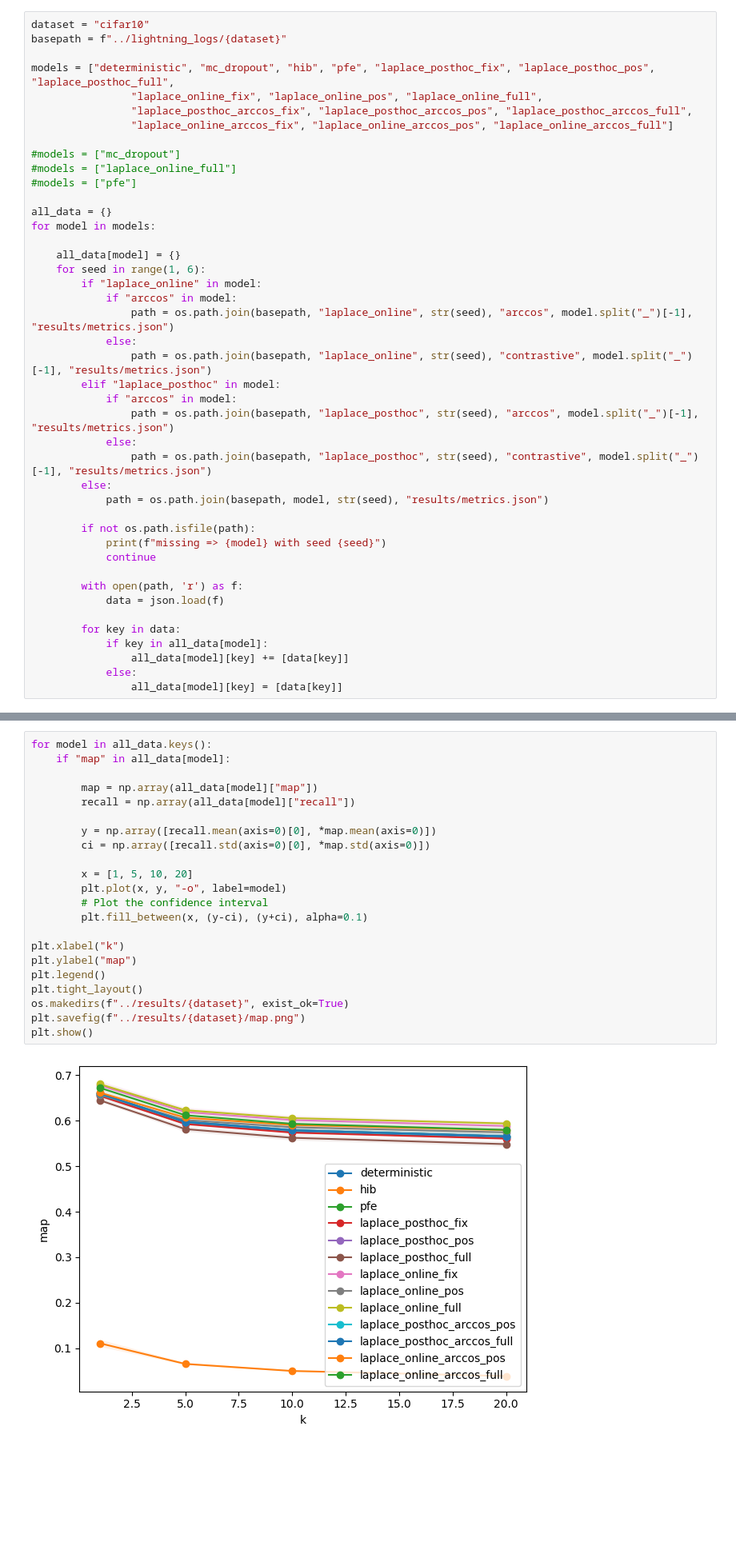
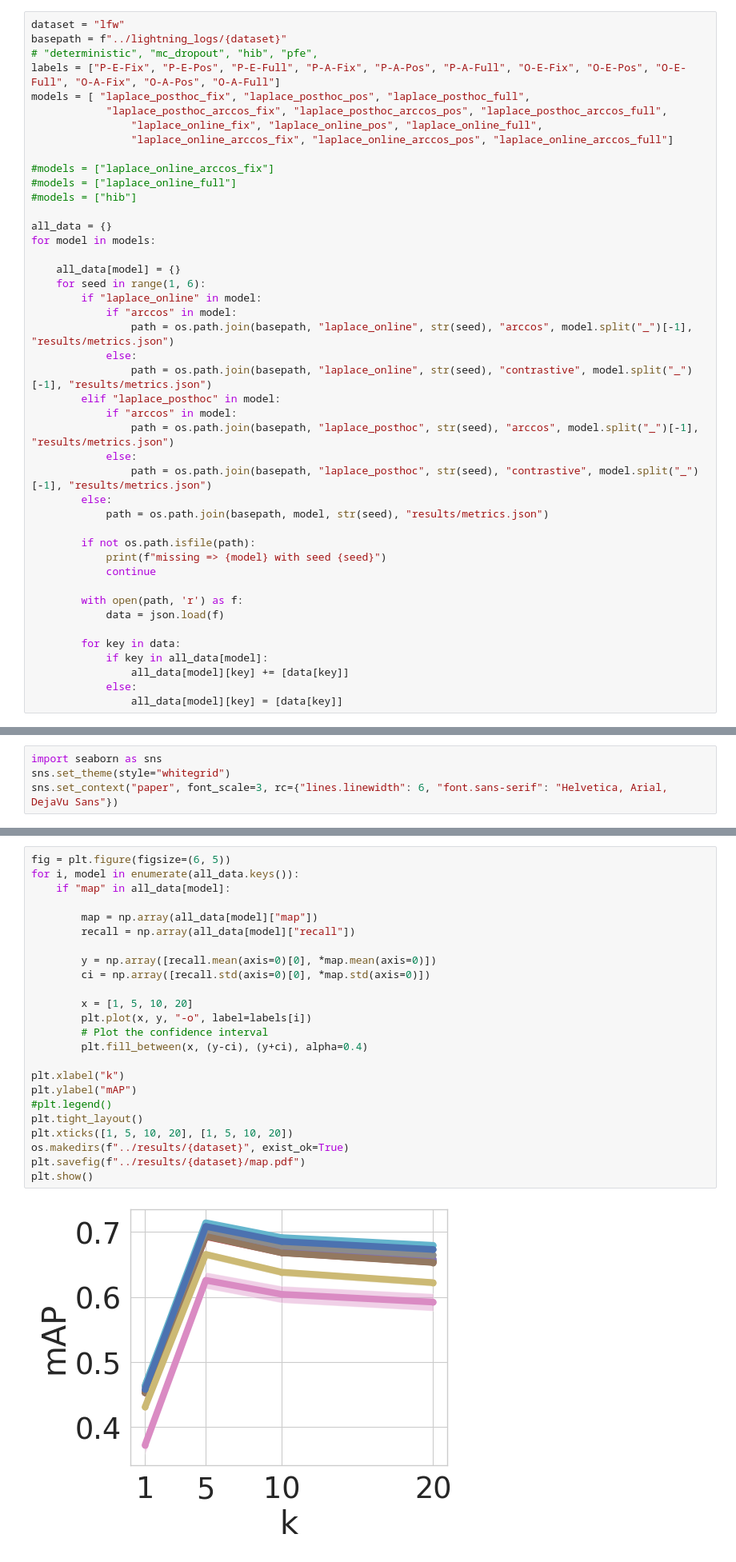
Before and after one commit to FrederikWarburg/bayesian-metric-learning, a Jupyter notebook: notebooks/accumulate_results.ipynb, the cells around one changed output, grey strips where cells are left out. Shown: that part at 80% size. Saved outputs shown, nothing was run; the diff lists cells and outputs as text; blank space fills up the shorter version.

```diff
--- a/notebooks/accumulate_results.ipynb
+++ b/notebooks/accumulate_results.ipynb
@@ -4,17 +4,18 @@ import matplotlib.pyplot as plt
 import json
 import numpy as np
 # %%
-dataset = "cifar10"
+dataset = "lfw"
 basepath = f"../lightning_logs/{dataset}"
-
-models = ["deterministic", "mc_dropout", "hib", "pfe", "laplace_posthoc_fix", "laplace_posthoc_pos", "laplace_posthoc_full",
+# "deterministic", "mc_dropout", "hib", "pfe",
+labels = ["P-E-Fix", "P-E-Pos", "P-E-Full", "P-A-Fix", "P-A-Pos", "P-A-Full", "O-E-Fix", "O-E-Pos", "O-E-Full", "O-A-Fix", "O-A-Pos", "O-A-Full"]
+models = [ "laplace_posthoc_fix", "laplace_posthoc_pos", "laplace_posthoc_full",
+            "laplace_posthoc_arccos_fix", "laplace_posthoc_arccos_pos", "laplace_posthoc_arccos_full",
                 "laplace_online_fix", "laplace_online_pos", "laplace_online_full",
-                "laplace_posthoc_arccos_fix", "laplace_posthoc_arccos_pos", "laplace_posthoc_arccos_full",
                 "laplace_online_arccos_fix", "laplace_online_arccos_pos", "laplace_online_arccos_full"]
 
-#models = ["mc_dropout"]
+#models = ["laplace_online_arccos_fix"]
 #models = ["laplace_online_full"]
-#models = ["pfe"]
+#models = ["hib"]
 
 all_data = {}
 for model in models:
@@ -189,0 +185,4 @@ laplace_posthoc_arccos_full & 0.78 & 0.93 & 0.96 & 0.97 & 0.74 & 0.72 & 0.71 & 0
+# %%
+import seaborn as sns
+sns.set_theme(style="whitegrid")
+sns.set_context("paper", font_scale=3, rc={"lines.linewidth": 6, "font.sans-serif": "Helvetica, Arial, DejaVu Sans"})
@@ -190,25 +193,27 @@ laplace_posthoc_arccos_full & 0.78 & 0.93 & 0.96 & 0.97 & 0.74 & 0.72 & 0.71 & 0
 # %%
-for model in all_data.keys():
+fig = plt.figure(figsize=(6, 5))
+for i, model in enumerate(all_data.keys()):
     if "map" in all_data[model]:
 
         map = np.array(all_data[model]["map"])
         recall = np.array(all_data[model]["recall"])
 
         y = np.array([recall.mean(axis=0)[0], *map.mean(axis=0)])
         ci = np.array([recall.std(axis=0)[0], *map.std(axis=0)])
 
         x = [1, 5, 10, 20]
-        plt.plot(x, y, "-o", label=model)
+        plt.plot(x, y, "-o", label=labels[i])
         # Plot the confidence interval
-        plt.fill_between(x, (y-ci), (y+ci), alpha=0.1)
+        plt.fill_between(x, (y-ci), (y+ci), alpha=0.4)
 
 plt.xlabel("k")
-plt.ylabel("map")
-plt.legend()
+plt.ylabel("mAP")
+#plt.legend()
 plt.tight_layout()
+plt.xticks([1, 5, 10, 20], [1, 5, 10, 20])
 os.makedirs(f"../results/{dataset}", exist_ok=True)
-plt.savefig(f"../results/{dataset}/map.png")
+plt.savefig(f"../results/{dataset}/map.pdf")
 plt.show()
 # %% [output]
-[figure, old version]
+[figure, new version]
 # %%
```
Also changed, not shown: parts of 8 cells of this notebook, 18 other files.
